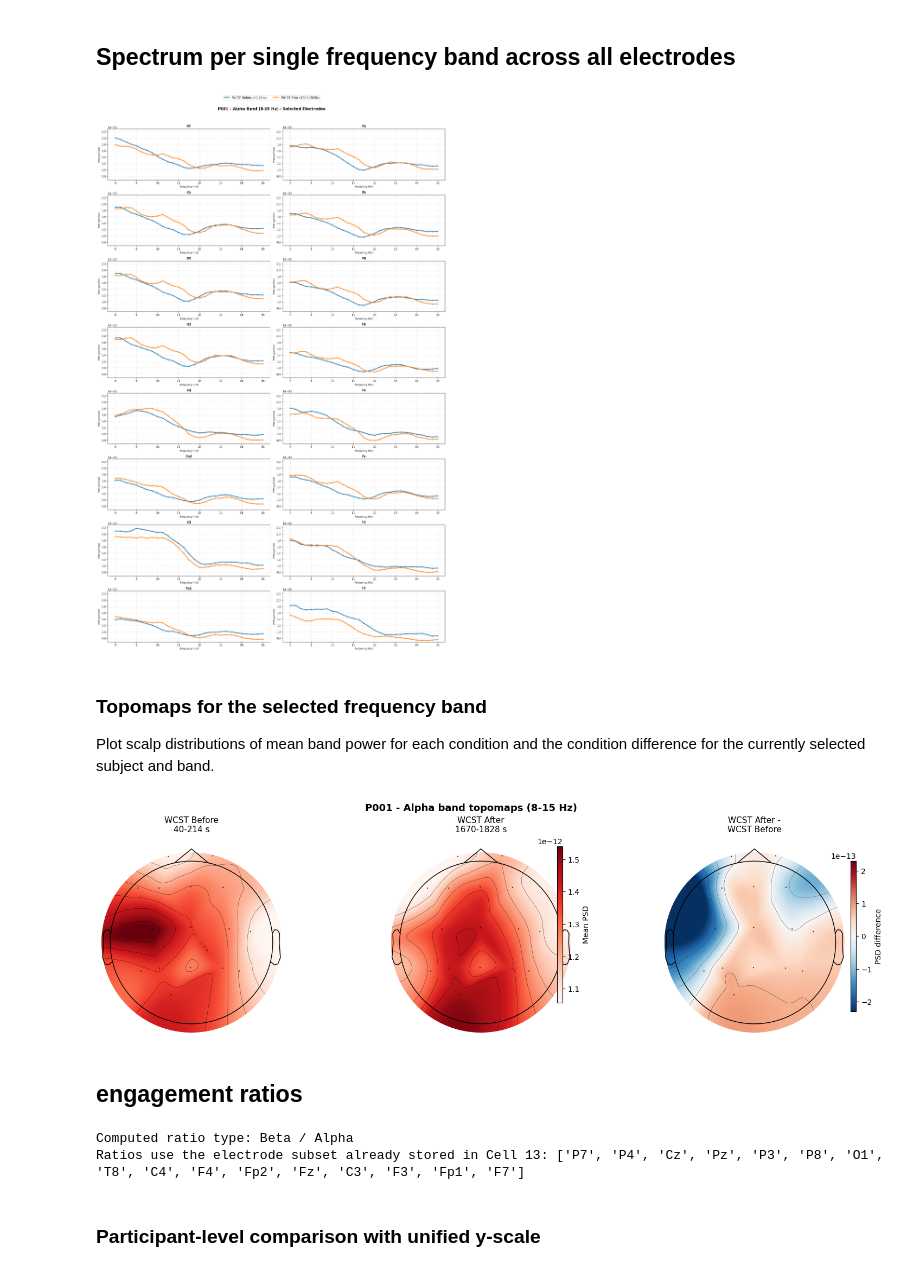
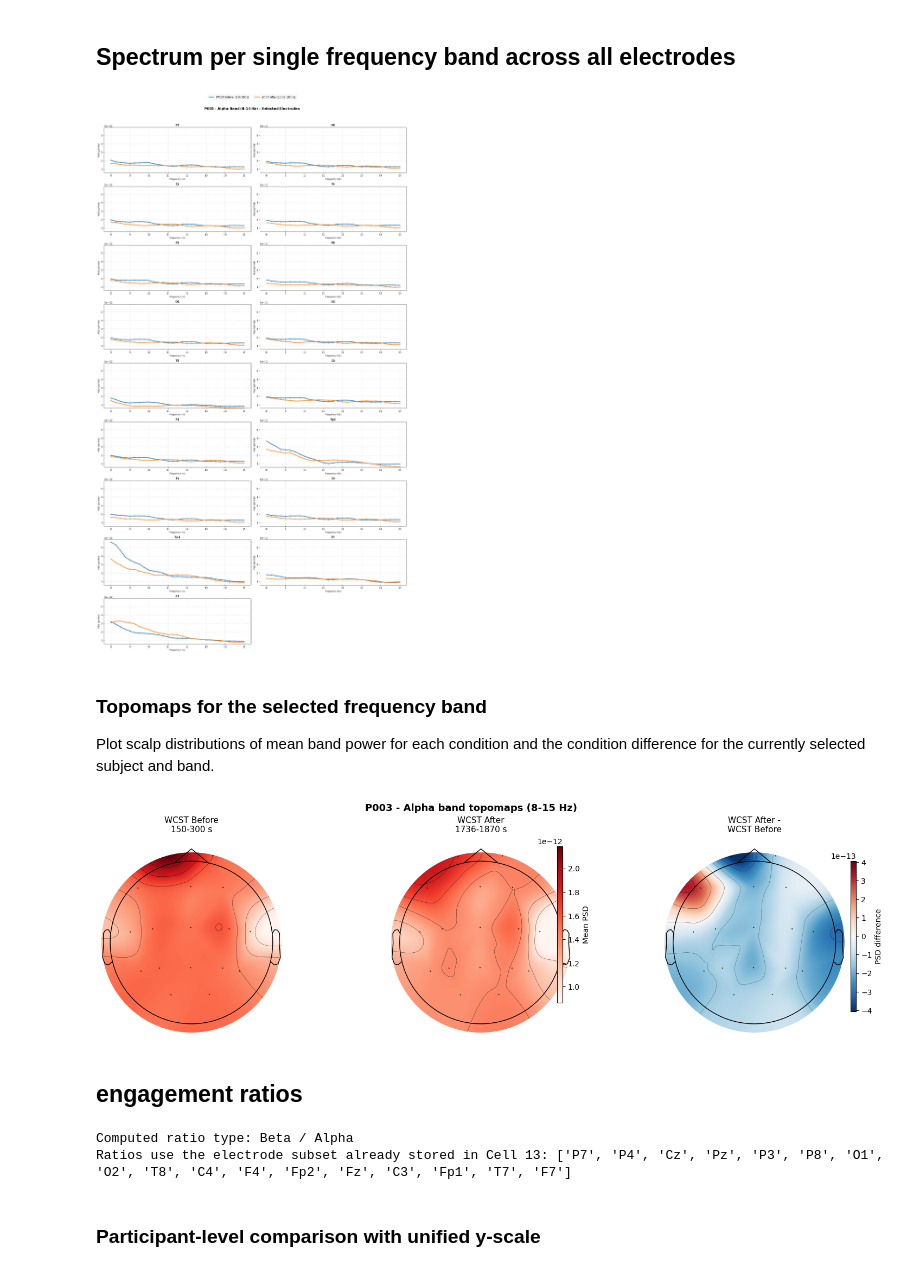
Before and after one commit to NadimSALEEM/0x2x2dual_WCST_analysis, a Jupyter notebook: 2-back/eeg/2back_eeg.ipynb, the cells around one changed output. Saved outputs shown, nothing was run; the diff lists cells and outputs as text; code cells hidden in the pictures.

```diff
--- a/2-back/eeg/2back_eeg.ipynb
+++ b/2-back/eeg/2back_eeg.ipynb
@@ -164,12 +167,12 @@ raw_bp_plot.plot(
 manual_intervals_by_subject = {
     "P001": {"WCST Before": (40, 214), "WCST After": (1670, 1828)},
     "P002": {"WCST Before": (65, 230), "WCST After": (1905, 2048)},
-    # "P003": {"WCST Before": (0, 150), "WCST After": (1065, 1204)},
+    "P003": {"WCST Before": (150, 300), "WCST After": (1736, 1870)},
     # "P004": {"WCST Before": (0, 150), "WCST After": (1047, 1190)},
 }
 
 # Use all EEG electrodes except T7 and F8
-exclude_electrodes_for_spectrum = {"T7", "F8", "O2"}
+exclude_electrodes_for_spectrum = {"F3", "F8"}
 
 first_raw = next(iter(raw_bp_by_subject.values()))
 all_eeg_channels = [first_raw.ch_names[idx] for idx in mne.pick_types(first_raw.info, eeg=True, meg=False)]
@@ -277,7 +281,7 @@ freq_bands = {
 
 # Select which band to plot
 selected_band = "Alpha"  # Change to any band name above
-subject_for_band = "P001"  # Change to P002/P003/P004 as needed
+subject_for_band = "P003"  # Change to P002/P003/P004 as needed
 selected_electrodes = selected_electrodes_for_spectrum
 
 if selected_band not in freq_bands:
@@ -345,34 +349,34 @@ for plot_idx, ch_idx in enumerate(selected_indices):
         band_mask = (freqs >= band_range[0]) & (freqs <= band_range[1])
         band_freqs = freqs[band_mask]
         band_psd = psd_ch[band_mask]
 
         ax.plot(band_freqs, band_psd, label=f"{cond_name} ({interval[0]}-{interval[1]}s)",
                 linewidth=2.5, marker="o", markersize=3)
 
     ax.set_title(ch_name, fontsize=11, fontweight="bold")
     ax.set_ylim(ylim_all_electrodes)  # UNIFIED SCALE
     ax.grid(True, alpha=0.4, linestyle="--")
     ax.set_ylabel("PSD (μV²/Hz)", fontsize=9)
     ax.set_xlabel("Frequency (Hz)", fontsize=9)
 
 # Remove empty subplots
 for plot_idx in range(n_channels, len(axes)):
     fig.delaxes(axes[plot_idx])
 
 fig.legend(axes[0].get_legend_handles_labels()[0],
            axes[0].get_legend_handles_labels()[1],
            loc="upper center", ncol=2, bbox_to_anchor=(0.5, 1.02), fontsize=11, frameon=True)
 
 fig.suptitle(
     f"{subject_for_band} - {selected_band} Band ({band_range[0]}-{band_range[1]} Hz) - Selected Electrodes",
     fontsize=14,
     fontweight="bold",
     y=0.995,
 )
 plt.tight_layout(rect=[0, 0, 1, 0.98])
 plt.show()
 # %% [output]
-[figure, old version]
+[figure, new version]
 # %% [markdown]
 ### Topomaps for the selected frequency band
 Plot scalp distributions of mean band power for each condition and the condition difference for the currently selected subject and band.
@@ -491,7 +495,7 @@ fig.suptitle(
 fig.subplots_adjust(top=0.82, bottom=0.08, left=0.04, right=0.96, wspace=0.45)
 plt.show()
 # %% [output]
-[figure, old version]
+[figure, new version]
 # %% [markdown]
 ## engagement ratios
 # %%
@@ -567,7 +571,7 @@ print(f"Computed ratio type: {ratio_label}")
 print(f"Ratios use the electrode subset already stored in Cell 13: {ch_names}")
 # %% [output]
 Computed ratio type: Beta / Alpha
-Ratios use the electrode subset already stored in Cell 13: ['P7', 'P4', 'Cz', 'Pz', 'P3', 'P8', 'O1', 'T8', 'C4', 'F4', 'Fp2', 'Fz', 'C3', 'F3', 'Fp1', 'F7']
+Ratios use the electrode subset already stored in Cell 13: ['P7', 'P4', 'Cz', 'Pz', 'P3', 'P8', 'O1', 'O2', 'T8', 'C4', 'F4', 'Fp2', 'Fz', 'C3', 'Fp1', 'T7', 'F7']
 # %% [markdown]
 ### Participant-level comparison with unified y-scale
 # %%
```
Also changed, not shown: parts of 8 cells of this notebook.
